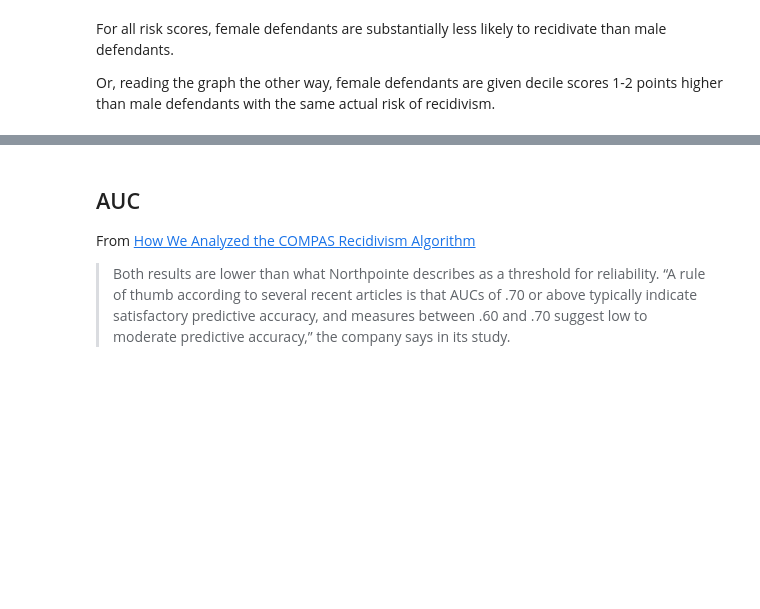
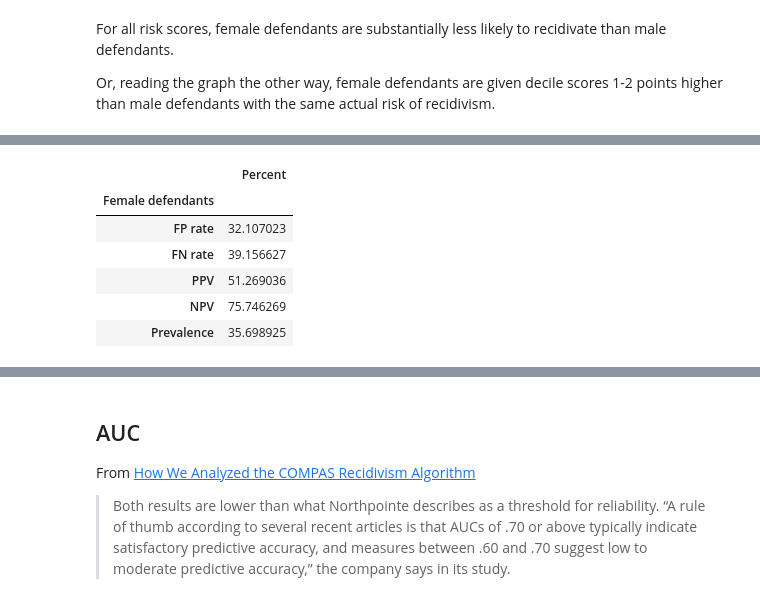
Before and after one commit to AllenDowney/ElementsOfDataScience, a Jupyter notebook: calibration.ipynb, the cells around one changed output, grey strips where cells are left out. Saved outputs shown, nothing was run; the diff lists cells and outputs as text; code cells hidden in the pictures; blank space fills up the shorter version.

```diff
--- a/calibration.ipynb
+++ b/calibration.ipynb
@@ -1670,0 +776,12 @@ Or, reading the graph the other way, female defendants are given decile scores 1
+# %%
+metrics_female = compute_metrics(matrix_female,
+                                'Female defendants')
+metrics_female
+# %% [output]
+|  | Percent |
+| Female defendants |  |
+| FP rate | 32.107023 |
+| FN rate | 39.156627 |
+| PPV | 51.269036 |
+| NPV | 75.746269 |
+| Prevalence | 35.698925 |
```
Also changed, not shown: parts of 206 cells of this notebook.
